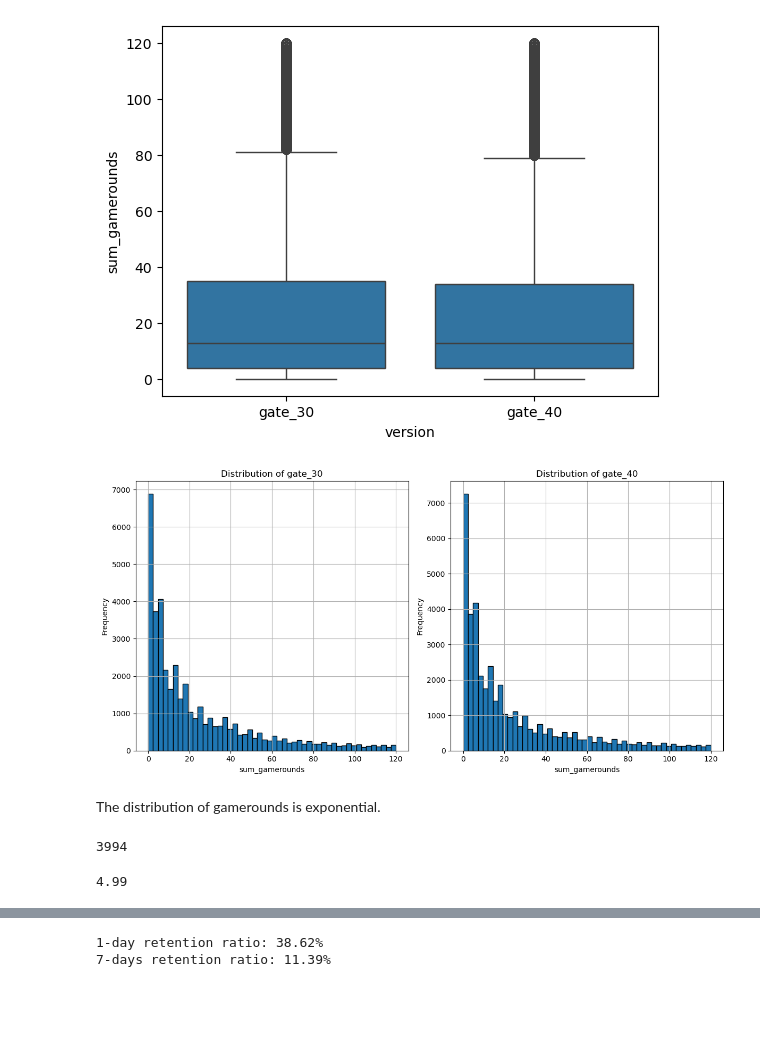
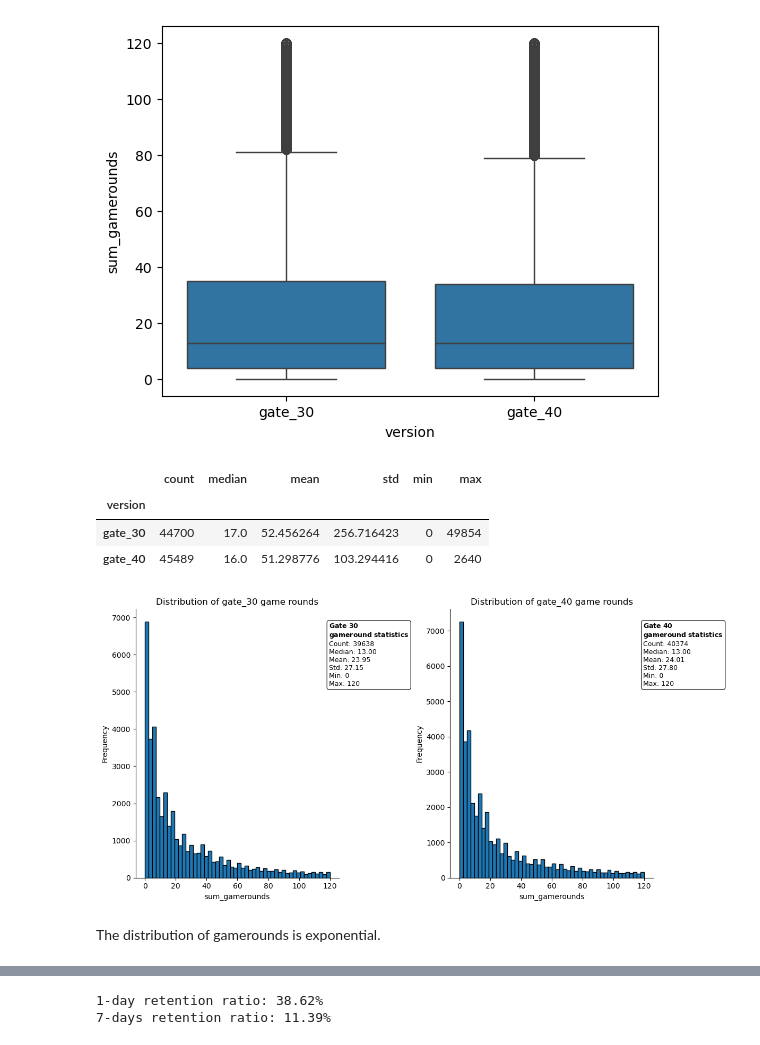
Before and after one commit to Marta-T/Statistical_Testing_Looker_Dashboard, a Jupyter notebook: cookie_cats_AB_test.ipynb, the cells around one changed output, grey strips where cells are left out. Cells and saved outputs as stored; diff of their text form; code cells hidden in the pictures; blank space fills up the shorter version.

Commit message:
plot for statistics on cookie cats

```diff
--- a/cookie_cats_AB_test.ipynb
+++ b/cookie_cats_AB_test.ipynb
@@ -155,8 +192,49 @@ plt.show()
+# %%
+df_cats.groupby("version")["sum_gamerounds"].agg(
+    ["count", "median", "mean", "std", "min", "max"]
+)
+# %% [output]
+|  | count | median | mean | std | min | max |
+| version |  |  |  |  |  |  |
+| gate_30 | 44700 | 17.0 | 52.456264 | 256.716423 | 0 | 49854 |
+| gate_40 | 45489 | 16.0 | 51.298776 | 103.294416 | 0 | 2640 |
+# %%
+gate_30_data = df_cats_clean[df_cats_clean['version'] == 'gate_30']['sum_gamerounds']
+
+statistics_gate_30 = (
+    r"$\bf{Gate\ 30}$" + "\n"
+    r"$\bf{gameround\ statistics}$" + "\n"
+    f"Count: {len(gate_30_data)}\n"
+    f"Median: {gate_30_data.median():.2f}\n"
+    f"Mean: {gate_30_data.mean():.2f}\n"
+    f"Std: {gate_30_data.std():.2f}\n"
+    f"Min: {gate_30_data.min():.0f}\n"
+    f"Max: {gate_30_data.max():.0f}"
+)
+# %%
+gate_40_data = df_cats_clean[df_cats_clean['version'] == 'gate_40']['sum_gamerounds']
+
+statistics_gate_40 = (
+    r"$\bf{Gate\ 40}$" + "\n"
+    r"$\bf{gameround\ statistics}$" + "\n"
+    f"Count: {len(gate_40_data)}\n"
+    f"Median: {gate_40_data.median():.2f}\n"
+    f"Mean: {gate_40_data.mean():.2f}\n"
+    f"Std: {gate_40_data.std():.2f}\n"
+    f"Min: {gate_40_data.min():.0f}\n"
+    f"Max: {gate_40_data.max():.0f}"
+)
 # %%
-histogram(df_cats_clean, col="sum_gamerounds",
-                group_col="version", group_1="gate_30",
-                group_2="gate_40")
+histogram(
+    df_cats_clean,
+    col="sum_gamerounds",
+    group_col="version",
+    group_1="gate_30",
+    group_2="gate_40",
+    text_group1=statistics_gate_30,
+    text_group2=statistics_gate_40,
+)
 # %% [output]
-[figure, old version]
+[figure, new version]
 # %% [markdown]
 The distribution of gamerounds is exponential.
@@ -163,10 +243,3 @@ The distribution of gamerounds is exponential.
 # %%
-not_active_users = df_cats_clean[df_cats_clean['sum_gamerounds'] == 0]['userid'].count()
-not_active_users
+not_active_users = df_cats_clean[df_cats_clean["sum_gamerounds"] == 0]["userid"].count()
+not_active_users_perc = not_active_users / total_users * 100
-# %% [output]
-3994
-# %%
-not_active_users_perc = not_active_users / df_cats_clean['userid'].count() * 100
-not_active_users_perc.round(2)
-# %% [output]
-4.99
```
Also changed, not shown: parts of 43 cells of this notebook.
